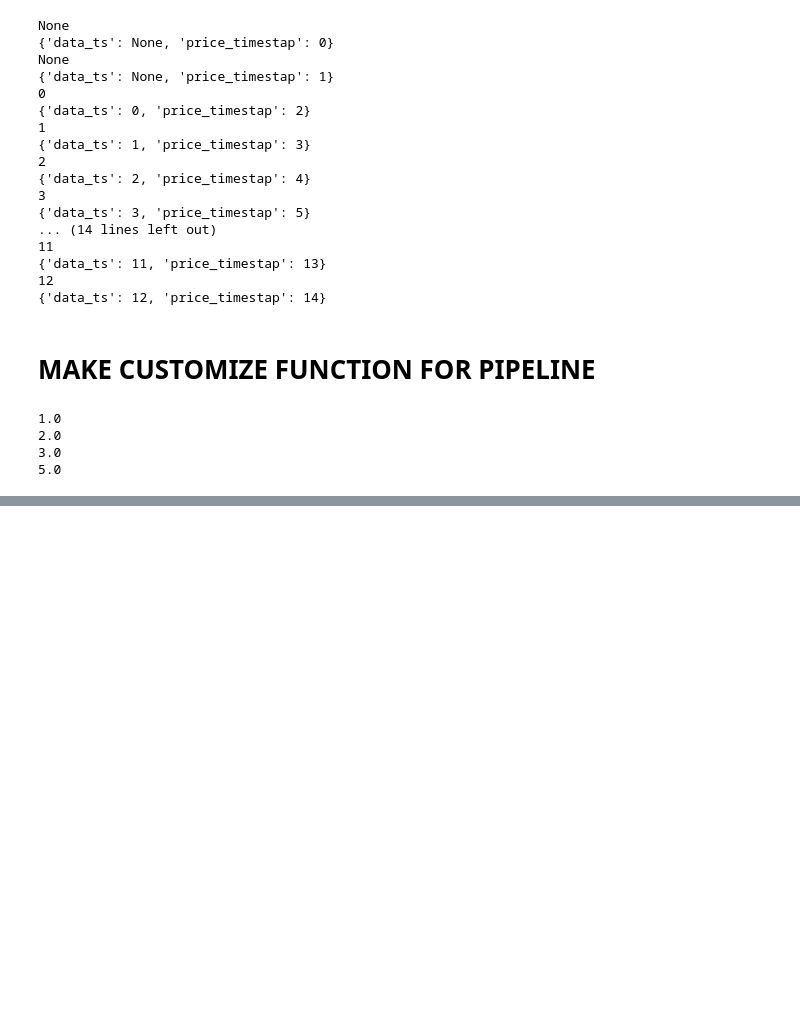
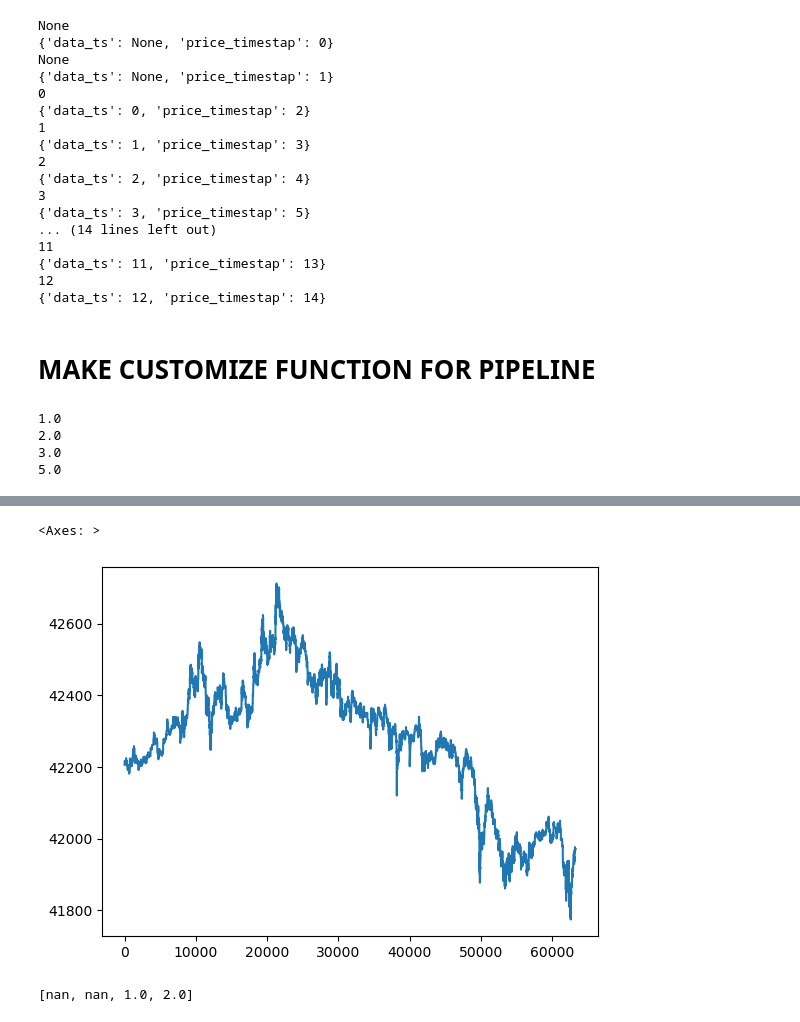
Before and after one commit to kimteespk/realtime-ml-crypto-with-offline-pred-as-attr, a Jupyter notebook: explore_data/check_data.ipynb, the cells around one changed output, grey strips where cells are left out. Cells and saved outputs as stored; diff of their text form; code cells hidden in the pictures; blank space fills up the shorter version.

```diff
--- a/explore_data/check_data.ipynb
+++ b/explore_data/check_data.ipynb
@@ -517,0 +591,13 @@ for x in X:
+# %%
+df_btc['lastPrice'].plot()
+# %% [output]
+<Axes: >
+[figure, added]
+# %%
+lst= [1,2,3,4]
+lst = pd.Series(lst)
+lst = lst.shift(2).tolist()
+lst
+# [x.shift(2) for x in lst]
+# %% [output]
+[nan, nan, 1.0, 2.0]
```
Also changed, not shown: parts of 7 cells of this notebook, 11 other files.
